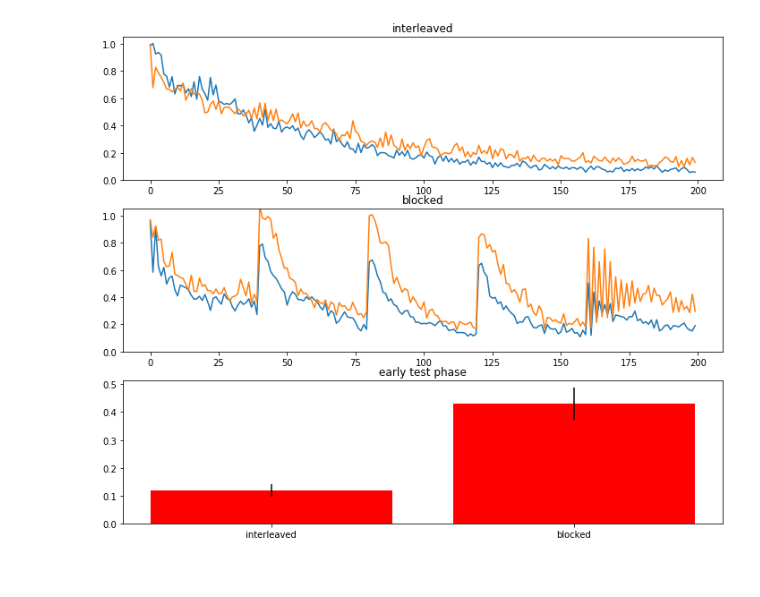
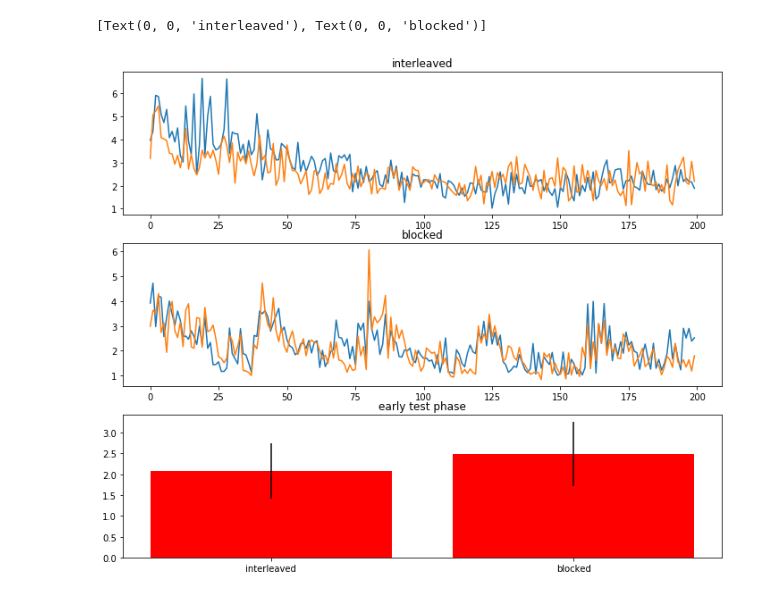
Before and after one commit to andrebeu/cswNets, a Jupyter notebook: cswnets20-keras.ipynb, the cells around one changed output. Cells and saved outputs as stored; diff of their text form; code cells hidden in the pictures.

Commit message:
keras

```diff
--- a/cswnets20-keras.ipynb
+++ b/cswnets20-keras.ipynb
@@ -78,16 +78,16 @@ def train_and_eval(nnets=3,block_len0=40,learn_rate=0.05,hid_dim=35):
         yhat = model(xtrain,training=True)
         loss_value = loss_fn(ytrain, yhat)
       # eval
-      acc[seed,ep,0] = distance.cosine(yhat.numpy()[0,3],ytrain[0,3])
-      acc[seed,ep,1] = distance.cosine(yhat.numpy()[0,4],ytrain[0,4])
+      acc[seed,ep,0] = distance.euclidean(yhat.numpy()[0,3],ytrain[0,3])
+      acc[seed,ep,1] = distance.euclidean(yhat.numpy()[0,4],ytrain[0,4])
       # update weights
       grads = tape.gradient(loss_value, model.trainable_weights)
       optimizer.apply_gradients(zip(grads, model.trainable_weights))
   return acc
 # %%
 # simulation specific params
-nnets= 50
-learn_rate=0.05
+nnets= 3
+learn_rate=0.1
 hid_dim=35
 # %%
 acc_i = train_and_eval(nnets,1,learn_rate,hid_dim)
@@ -95,24 +95,25 @@ acc_b = train_and_eval(nnets,40,learn_rate,hid_dim)
 # %%
 fig,axarr = plt.subplots(3,1,figsize=(12,10))
 ax = axarr[0]
 ax.set_title('interleaved')
 ax.plot(acc_i.mean(0))
 ax = axarr[1]
 ax.set_title('blocked')
 ax.plot(acc_b.mean(0))
-for ax in axarr[:2]:
-  ax.set_ylim(0,1.05)
+# for ax in axarr[:2]:
+#   ax.set_ylim(0,1.05)
 # bar
 ax = axarr[2]
 ax.set_title('early test phase')
 Mi = acc_i[:,-40:-35,:].mean()
 Si = acc_i[:,-40:-35,:].std()/np.sqrt(nnets)
 Mb = acc_b[:,-40:-35,:].mean()
 Sb = acc_b[:,-40:-35,:].std()/np.sqrt(nnets)
 ax.bar([1,2],[Mi,Mb],yerr=[Si,Sb],color='r')
 ax.set_xticks([1,2])
 ax.set_xticklabels(['interleaved','blocked'])
 
-plt.savefig('matchSEM/keras/cosine_dist_yhat_ytarget')
+# plt.savefig('matchSEM/keras/cosine_dist_yhat_ytarget_eucledian')
 # %% [output]
+[Text(0, 0, 'interleaved'), Text(0, 0, 'blocked')]
-[figure, old version]
+[figure, new version]
```
